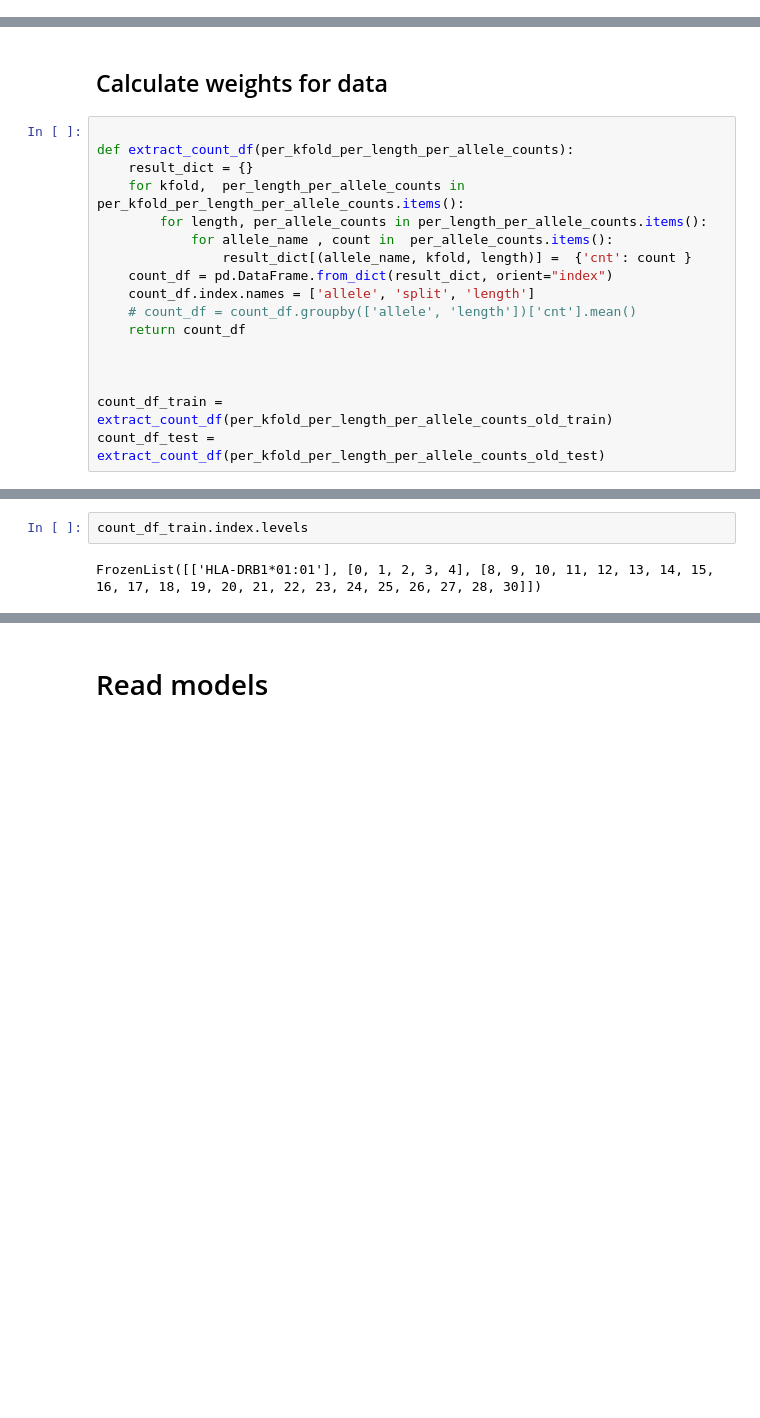
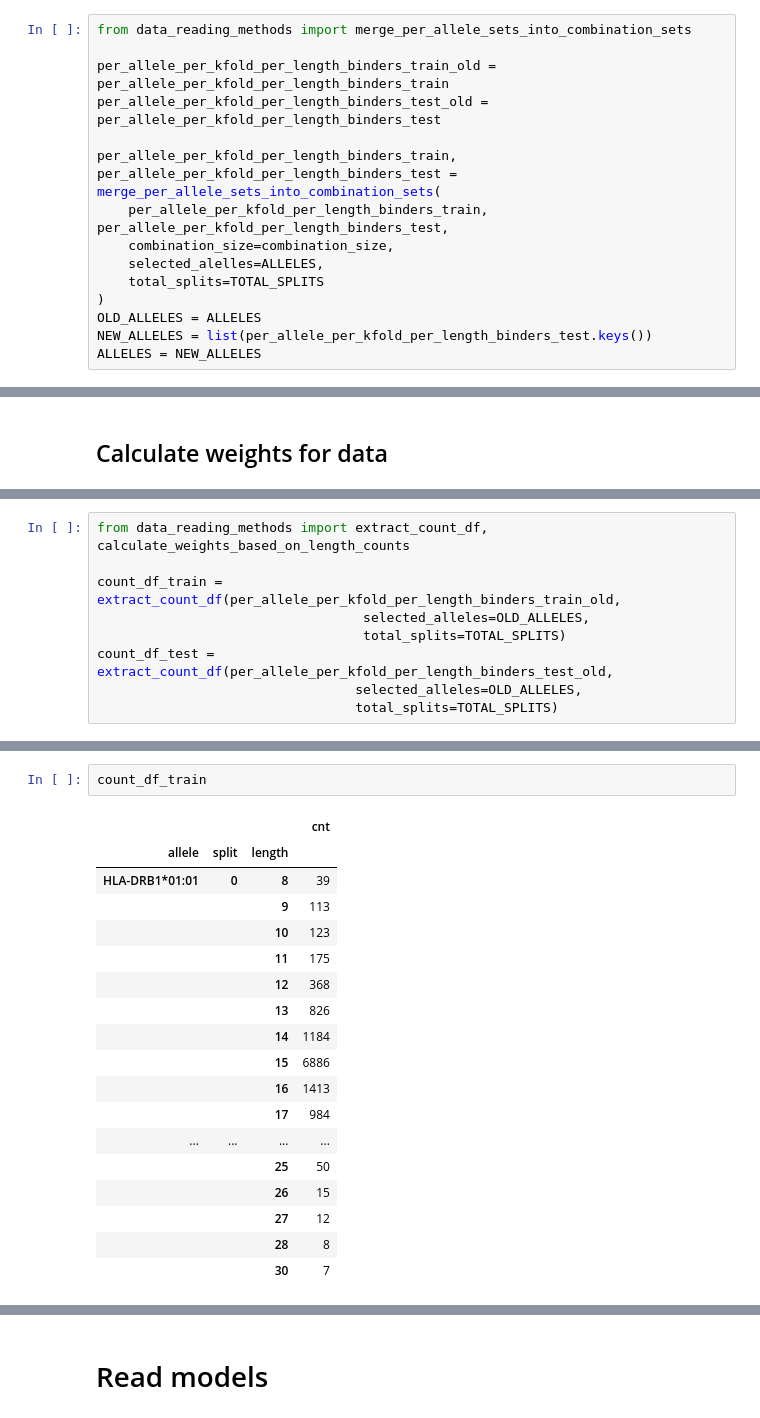
Before and after one commit to denklewer/MHC_predictor, a Jupyter notebook: experiments/length_dependent_hmm/ldhmm_3_6_tr_hmm_extract_anchors.ipynb, the cells around one changed output, grey strips where cells are left out. Saved outputs shown, nothing was run; the diff lists cells and outputs as text; blank space fills up the shorter version.

```diff
--- a/experiments/length_dependent_hmm/ldhmm_3_6_tr_hmm_extract_anchors.ipynb
+++ b/experiments/length_dependent_hmm/ldhmm_3_6_tr_hmm_extract_anchors.ipynb
@@ -154,0 +64,15 @@ Length 30: HLA-DRB1*01:01 - 7
+# %%
+from data_reading_methods import merge_per_allele_sets_into_combination_sets
+
+per_allele_per_kfold_per_length_binders_train_old = per_allele_per_kfold_per_length_binders_train
+per_allele_per_kfold_per_length_binders_test_old = per_allele_per_kfold_per_length_binders_test
+
+per_allele_per_kfold_per_length_binders_train, per_allele_per_kfold_per_length_binders_test = merge_per_allele_sets_into_combination_sets(
+    per_allele_per_kfold_per_length_binders_train, per_allele_per_kfold_per_length_binders_test,
+    combination_size=combination_size,
+    selected_alelles=ALLELES,
+    total_splits=TOTAL_SPLITS
+)
+OLD_ALLELES = ALLELES
+NEW_ALLELES = list(per_allele_per_kfold_per_length_binders_test.keys())
+ALLELES = NEW_ALLELES
@@ -155,19 +97,2 @@ Length 30: HLA-DRB1*01:01 - 7
 # %% [markdown]
 ## Calculate weights for data
-# %%
-
-def extract_count_df(per_kfold_per_length_per_allele_counts):
-    result_dict = {}
-    for kfold,  per_length_per_allele_counts in per_kfold_per_length_per_allele_counts.items():
-        for length, per_allele_counts in per_length_per_allele_counts.items():
-            for allele_name , count in  per_allele_counts.items():
-                result_dict[(allele_name, kfold, length)] =  {'cnt': count }
-    count_df = pd.DataFrame.from_dict(result_dict, orient="index")
-    count_df.index.names = ['allele', 'split', 'length']
-    # count_df = count_df.groupby(['allele', 'length'])['cnt'].mean()
-    return count_df
-
-
-
-count_df_train = extract_count_df(per_kfold_per_length_per_allele_counts_old_train)
-count_df_test = extract_count_df(per_kfold_per_length_per_allele_counts_old_test)
@@ -173,0 +103,9 @@ count_df_test = extract_count_df(per_kfold_per_length_per_allele_counts_old_test
+# %%
+from data_reading_methods import extract_count_df, calculate_weights_based_on_length_counts
+
+count_df_train = extract_count_df(per_allele_per_kfold_per_length_binders_train_old,
+                                  selected_alleles=OLD_ALLELES,
+                                  total_splits=TOTAL_SPLITS)
+count_df_test = extract_count_df(per_allele_per_kfold_per_length_binders_test_old,
+                                 selected_alleles=OLD_ALLELES,
+                                 total_splits=TOTAL_SPLITS)
@@ -174,4 +130,21 @@ count_df_test = extract_count_df(per_kfold_per_length_per_allele_counts_old_test
 # %%
-count_df_train.index.levels
+count_df_train
 # %% [output]
-FrozenList([['HLA-DRB1*01:01'], [0, 1, 2, 3, 4], [8, 9, 10, 11, 12, 13, 14, 15, 16, 17, 18, 19, 20, 21, 22, 23, 24, 25, 26, 27, 28, 30]])
+|  |  |  | cnt |
+| allele | split | length |  |
+| HLA-DRB1*01:01 | 0 | 8 | 39 |
+|  |  | 9 | 113 |
+|  |  | 10 | 123 |
+|  |  | 11 | 175 |
+|  |  | 12 | 368 |
+|  |  | 13 | 826 |
+|  |  | 14 | 1184 |
+|  |  | 15 | 6886 |
+|  |  | 16 | 1413 |
+|  |  | 17 | 984 |
+| ... | ... | ... | ... |
+|  |  | 25 | 50 |
+|  |  | 26 | 15 |
+|  |  | 27 | 12 |
+|  |  | 28 | 8 |
+|  |  | 30 | 7 |
```
Also changed, not shown: parts of 27 cells of this notebook, 3 other files.
